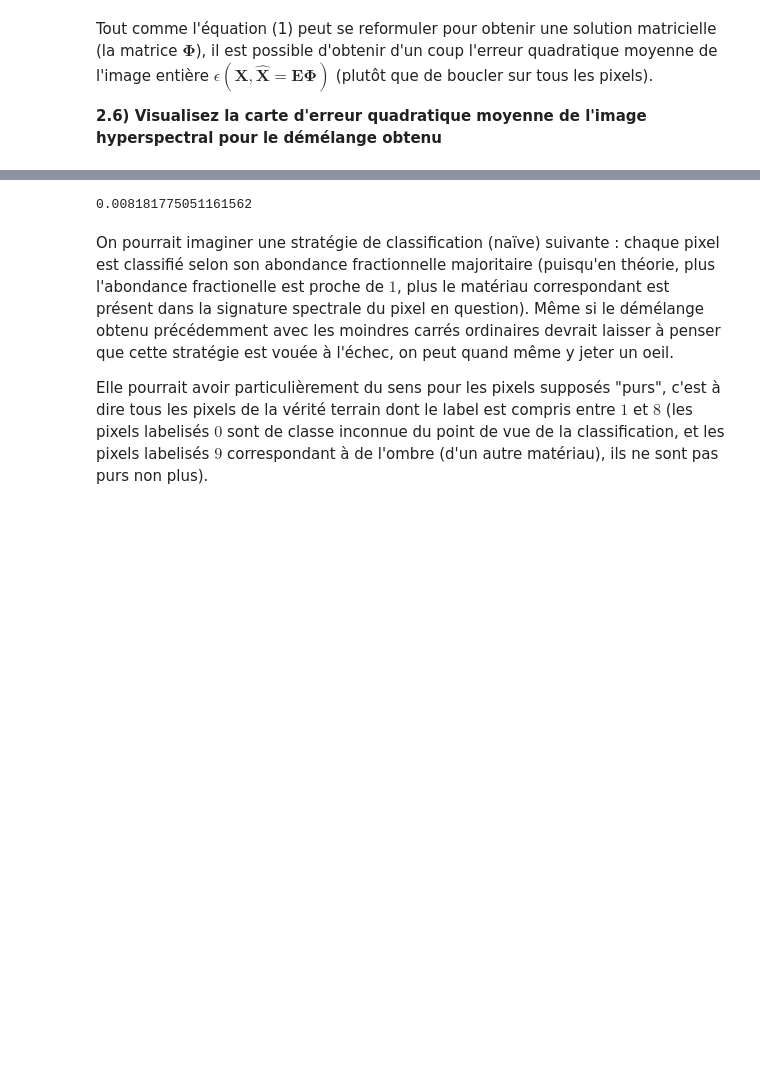
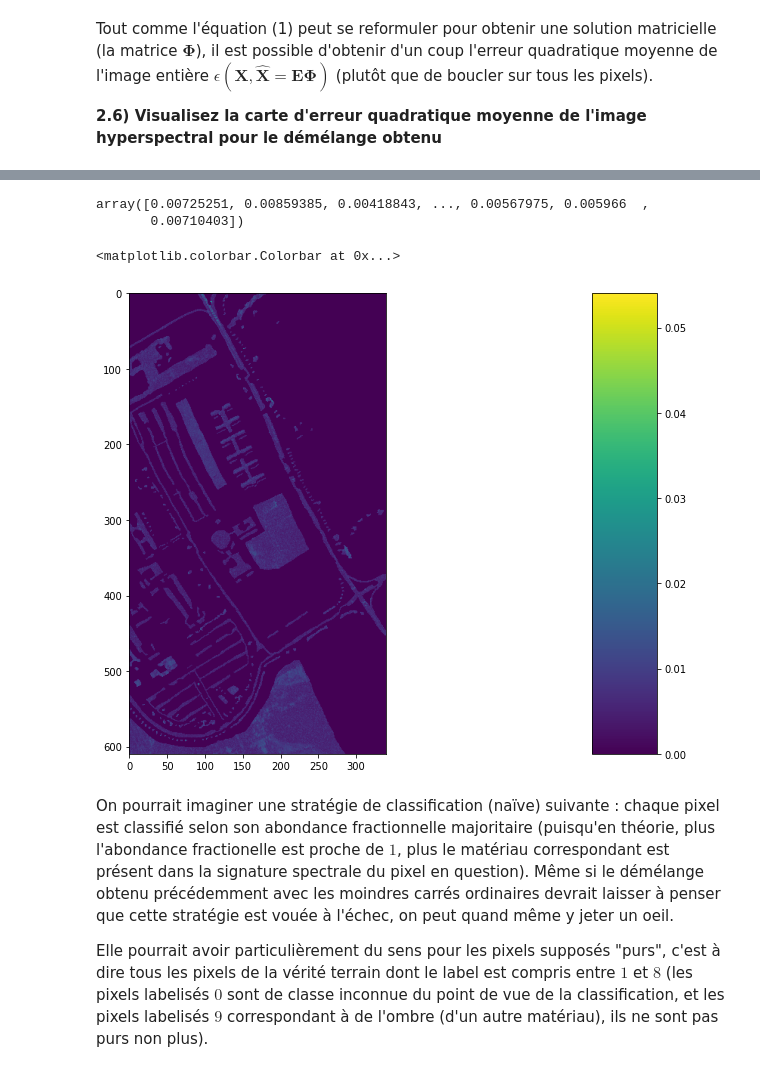
Before and after one commit to drguigui1/Unmixing-HSI, a Jupyter notebook: TP_demelange.ipynb, the cells around one changed output, grey strips where cells are left out. Cells and saved outputs as stored; diff of their text form; code cells hidden in the pictures; blank space fills up the shorter version.

```diff
--- a/TP_demelange.ipynb
+++ b/TP_demelange.ipynb
@@ -396,7 +312,27 @@ hsi.shape, (E @ phi).shape
-# %%
-mean_square_error(E @ phi, hsi.reshape((-1, 103)).T)
-# %% [output]
-0.008181775051161562
+# %%
+mses = np.empty((hsi_nonzeros.shape[0]))
+for i in range(hsi_nonzeros.shape[0]):
+    x = hsi_nonzeros[i]
+    x_hat = E @ analytic_solution(E, x)
+    mses[i] = mean_square_error(x, x_hat)
+
+mses
+# %% [output]
+array([0.00725251, 0.00859385, 0.00418843, ..., 0.00567975, 0.005966  ,
+       0.00710403])
+# %%
+full_mses = np.zeros((Nrow * Ncol))
+full_mses[non_zeros_idx] = mses
+full_mses = full_mses.reshape((Nrow, Ncol))
+
+plt.figure(figsize=(12, 8))
+plt.imshow(full_mses)
+plt.subplots_adjust(bottom=0.1, right=0.8, top=0.9)
+cax = plt.axes([0.85, 0.1, 0.075, 0.8])
+plt.colorbar(cax=cax)
+# %% [output]
+<matplotlib.colorbar.Colorbar at 0x...>
+[figure, added]
 # %% [markdown]
 On pourrait imaginer une stratégie de classification (naïve) suivante : chaque pixel est classifié selon son abondance fractionnelle majoritaire (puisqu'en théorie, plus l'abondance fractionelle est proche de $1$, plus le matériau correspondant est présent dans la signature spectrale du pixel en question). Même si le démélange obtenu précédemment avec les moindres carrés ordinaires devrait laisser à penser que cette stratégie est vouée à l'échec, on peut quand même y jeter un oeil.
 
```
Also changed, not shown: parts of 65 cells of this notebook.
